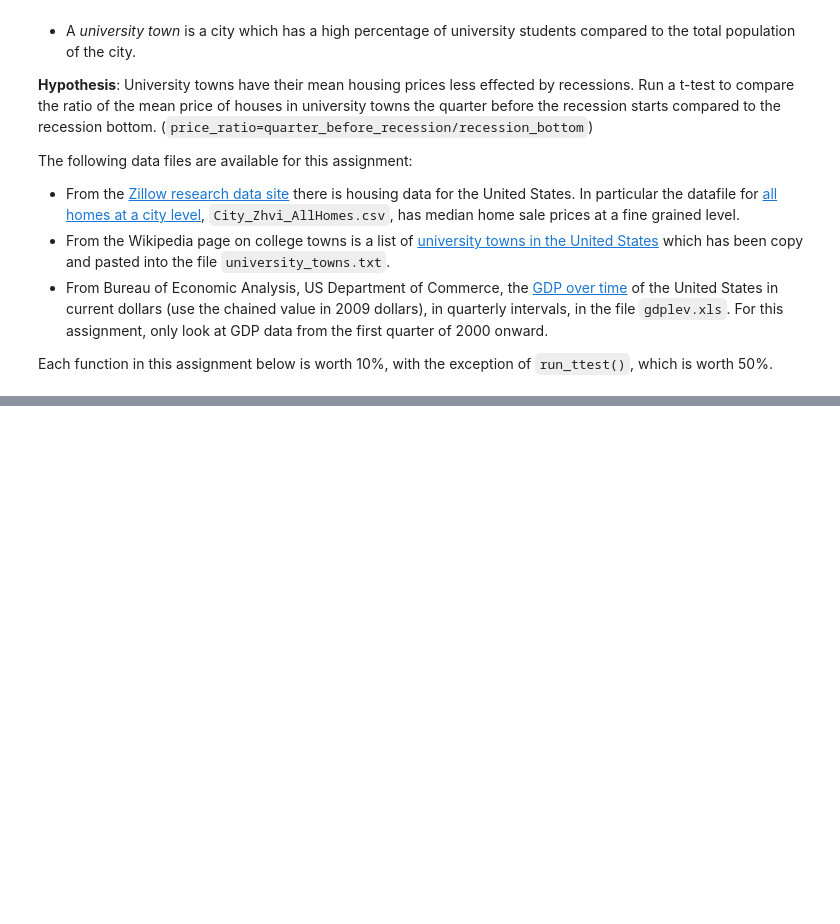
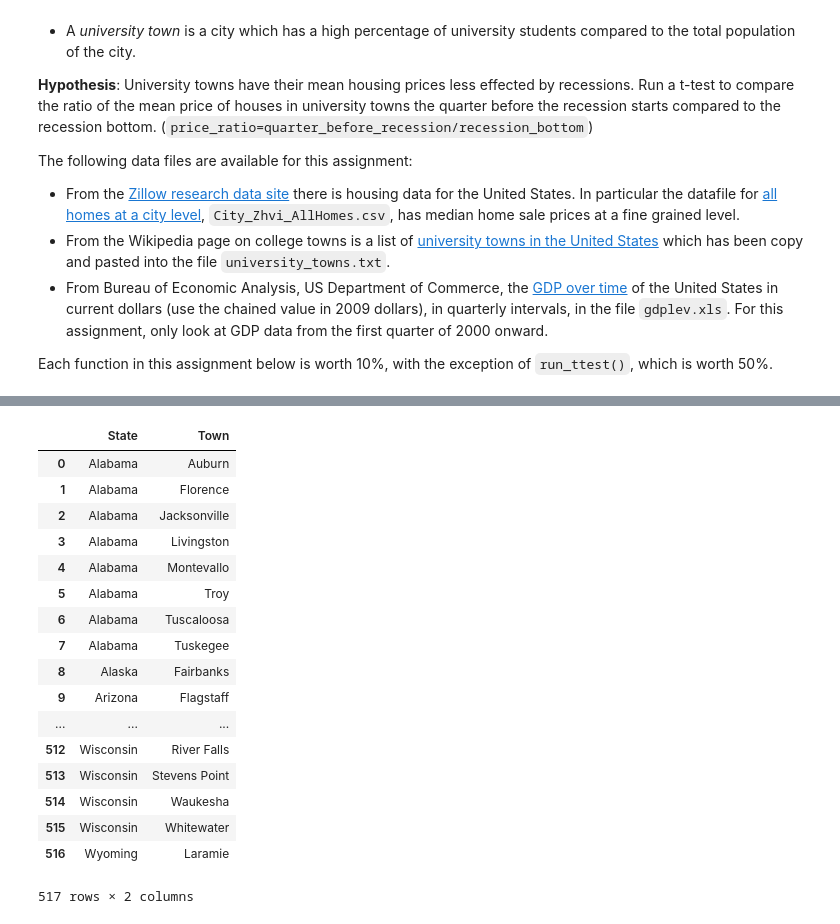
Before and after one commit to bholbein/applied-data-science-with-python, a Jupyter notebook: Introduction/Assignment+4.ipynb, the cells around one changed output, grey strips where cells are left out. Saved outputs shown, nothing was run; the diff lists cells and outputs as text; code cells hidden in the pictures; blank space fills up the shorter version.

```diff
--- a/Introduction/Assignment+4.ipynb
+++ b/Introduction/Assignment+4.ipynb
@@ -32,17 +49,56 @@ states = {'OH': 'Ohio', 'KY': 'Kentucky', 'AS': 'American Samoa', 'NV': 'Nevada'
 # %%
+import re
+
 def get_list_of_university_towns():
     '''Returns a DataFrame of towns and the states they are in from the
     university_towns.txt list. The format of the DataFrame should be:
     DataFrame( [ ["Michigan", "Ann Arbor"], ["Michigan", "Yipsilanti"] ],
     columns=["State", "RegionName"]  )
 
     The following cleaning needs to be done:
 
     1. For "State", removing characters from "[" to the end.
     2. For "RegionName", when applicable, removing every character from " (" to the end.
     3. Depending on how you read the data, you may need to remove newline character '\n'. '''
 
-    return "ANSWER"
+    text_file = open('university_towns.txt')
+    lines = text_file.read().split('\n')
+    towns = []
+    for line in lines[:-1]:
+        if re.findall('\[edit\]', line):
+            state = line
+        else:
+            towns.append({'State': state, 'Town': line})
+    towns_df = pd.DataFrame.from_dict(towns)
+    towns_df = (towns_df
+                .replace(regex={'\[edit\]': ''})
+                .replace(regex={'\s\(.*\)': ''})
+                .replace(regex={'\[.*\]': ''})
+               )
+    return towns_df
+
+
+
+get_list_of_university_towns()
+# %% [output]
+|  | State | Town |
+| 0 | Alabama | Auburn |
+| 1 | Alabama | Florence |
+| 2 | Alabama | Jacksonville |
+| 3 | Alabama | Livingston |
+| 4 | Alabama | Montevallo |
+| 5 | Alabama | Troy |
+| 6 | Alabama | Tuscaloosa |
+| 7 | Alabama | Tuskegee |
+| 8 | Alaska | Fairbanks |
+| 9 | Arizona | Flagstaff |
+| ... | ... | ... |
+| 512 | Wisconsin | River Falls |
+| 513 | Wisconsin | Stevens Point |
+| 514 | Wisconsin | Waukesha |
+| 515 | Wisconsin | Whitewater |
+| 516 | Wyoming | Laramie |
+517 rows × 2 columns
 # %%
 def get_recession_start():
     '''Returns the year and quarter of the recession start time as a
```
Also changed, not shown: parts of 1 cell of this notebook, 1 other file.
